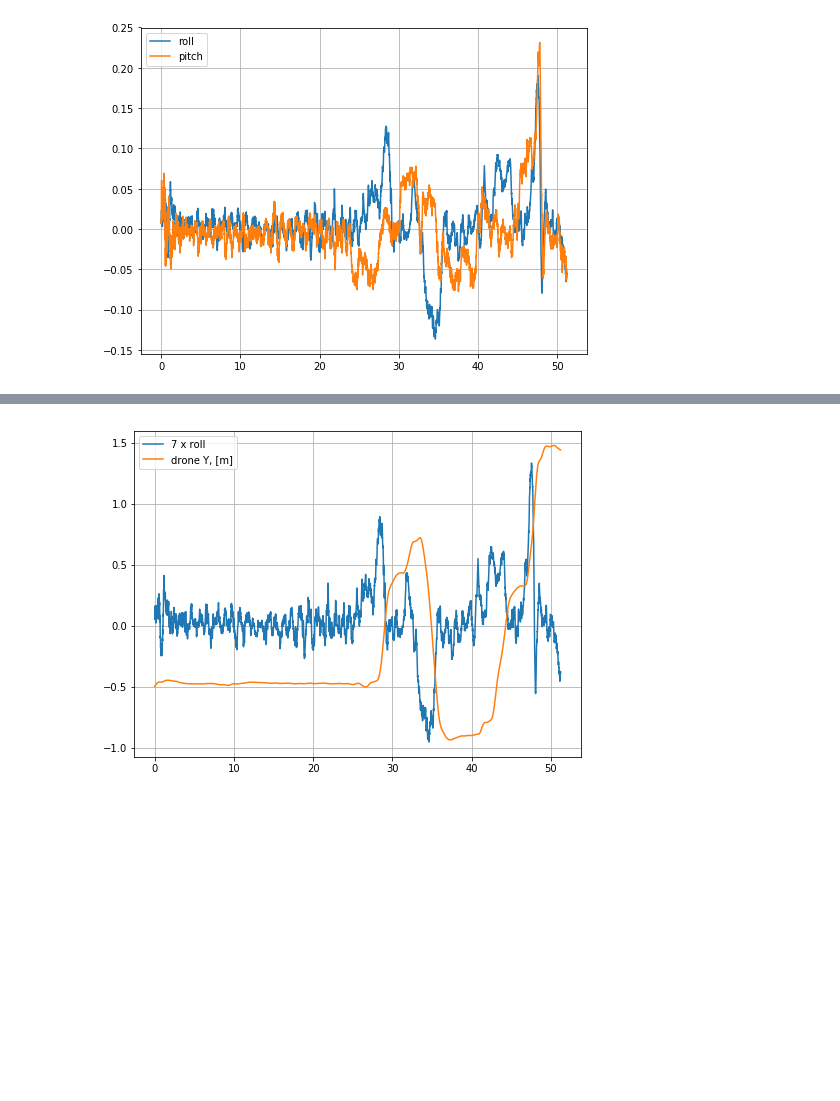
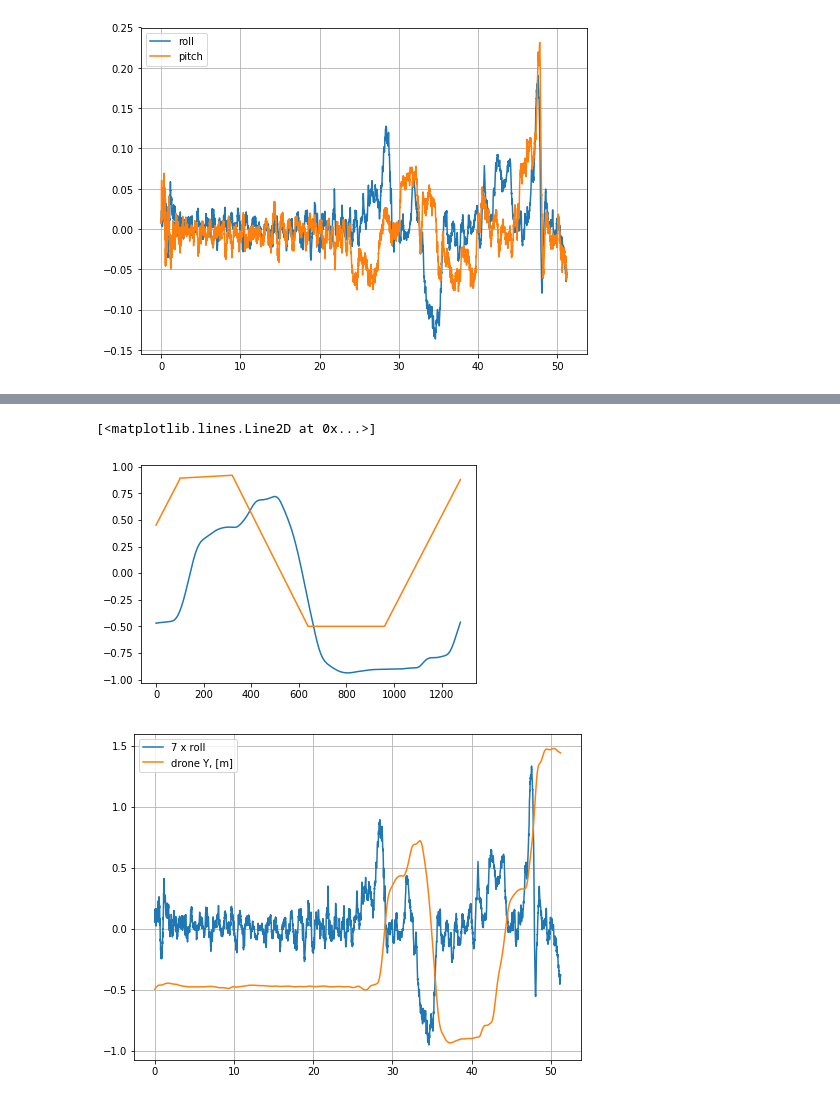
Before and after one commit to RuslanAgishev/crazyflie_ros, a Jupyter notebook: crazyflie_demo/scripts/droneStick/recorded_data/postprocessing.ipynb, the cells around one changed output, grey strips where cells are left out. Saved outputs shown, nothing was run; the diff lists cells and outputs as text; code cells hidden in the pictures; blank space fills up the shorter version.

```diff
--- a/crazyflie_demo/scripts/droneStick/recorded_data/postprocessing.ipynb
+++ b/crazyflie_demo/scripts/droneStick/recorded_data/postprocessing.ipynb
@@ -120,3 +137,9 @@ MSE 0.43 [m]:
+# %%
+plt.plot(traj[:,1])
+plt.plot(-traj_des[:,1])
+# %% [output]
+[<matplotlib.lines.Line2D at 0x...>]
+[figure, added]
 # %%
 vel_coef = 7.0
 
```
Also changed, not shown: parts of 4 cells of this notebook, 7 other files.
